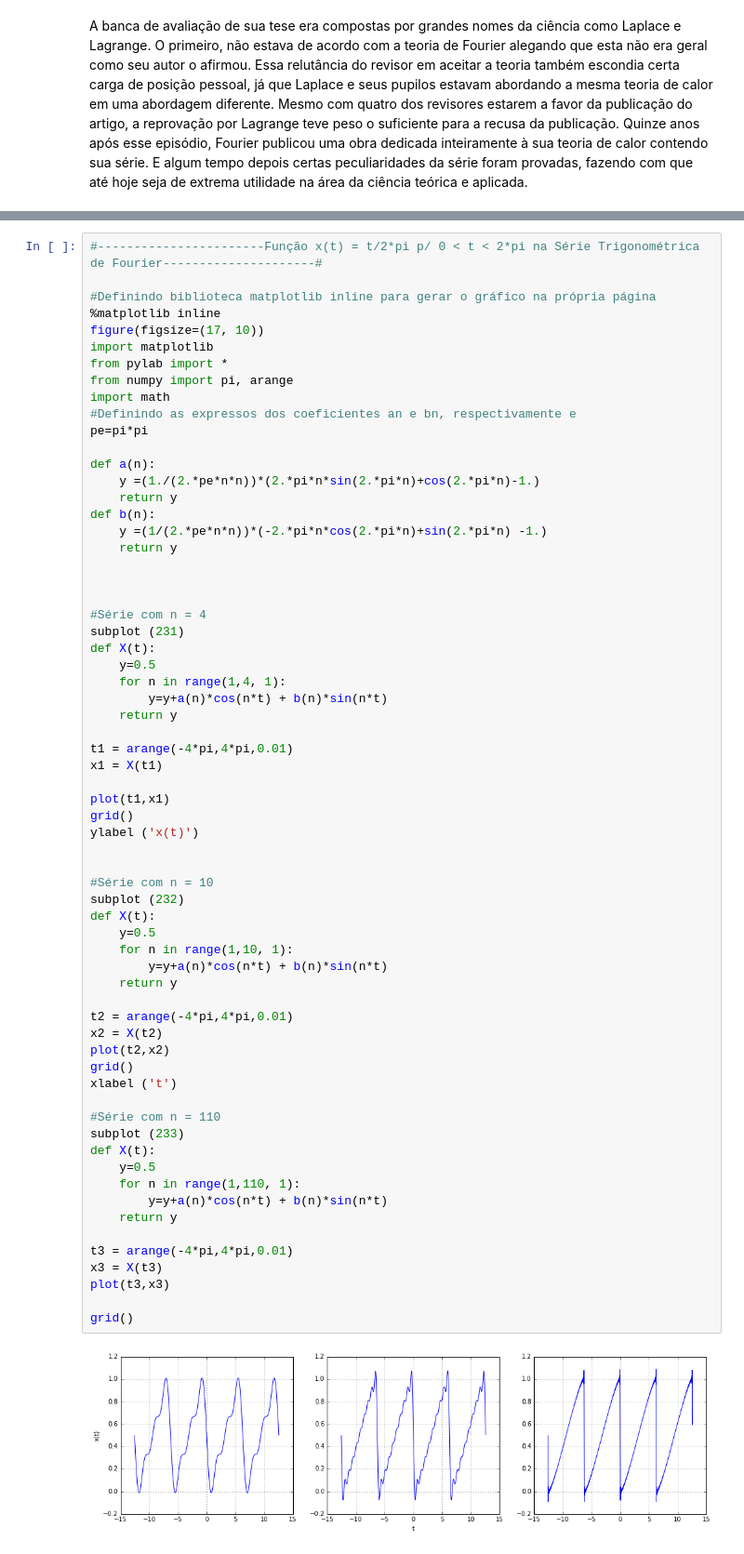
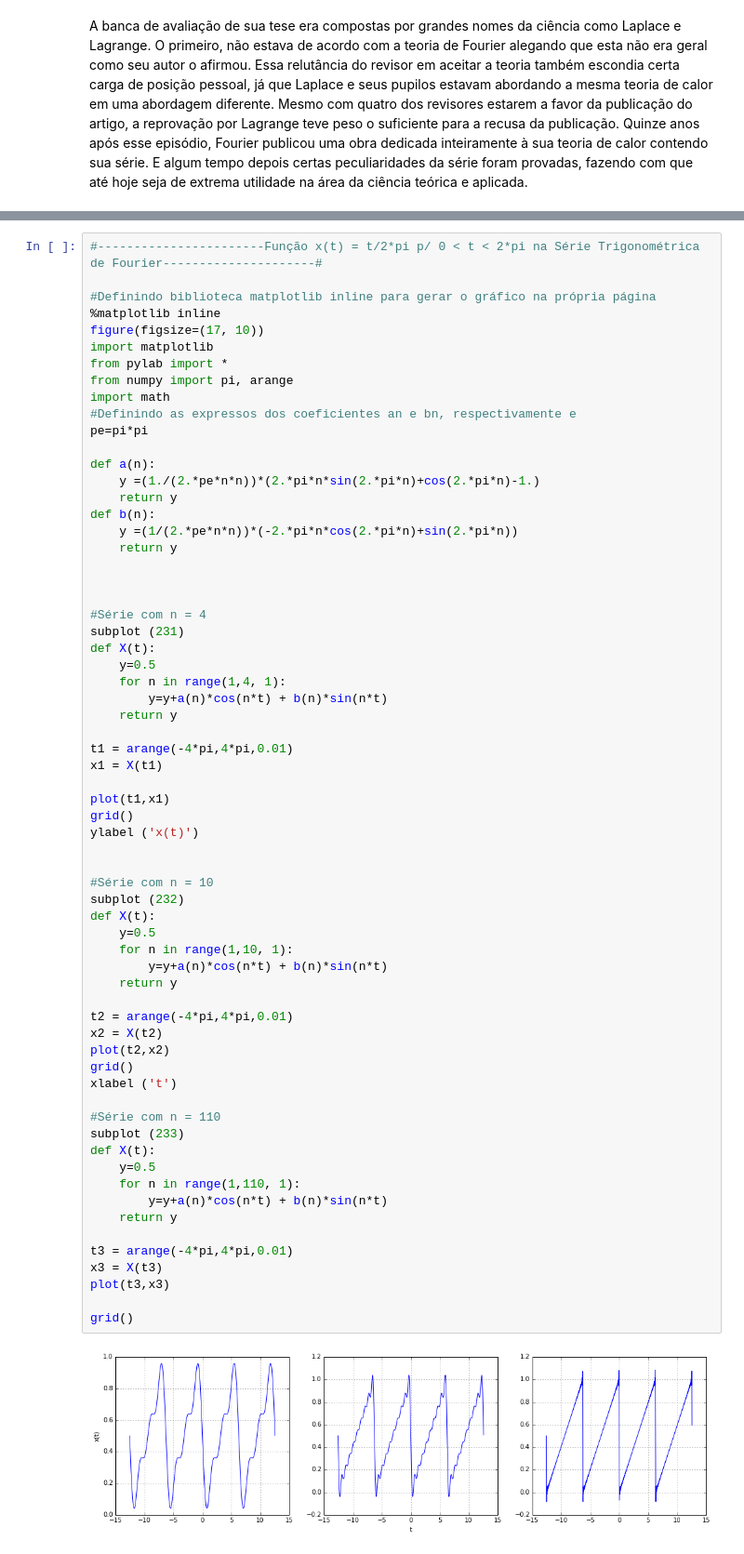
Before and after one commit to gabrielucascp/Serie-de-Fourrier-, a Jupyter notebook: Serie_Trigo_Fourier.ipynb, the cells around one changed output, grey strips where cells are left out. Shown: that part at 93% size. Drawn from its saved outputs; the diff is of its cells as text.

```diff
--- a/Serie_Trigo_Fourier.ipynb
+++ b/Serie_Trigo_Fourier.ipynb
@@ -100,7 +121,7 @@ def a(n):
     y =(1./(2.*pe*n*n))*(2.*pi*n*sin(2.*pi*n)+cos(2.*pi*n)-1.)
     return y
 def b(n):
-    y =(1/(2.*pe*n*n))*(-2.*pi*n*cos(2.*pi*n)+sin(2.*pi*n) -1.)
+    y =(1/(2.*pe*n*n))*(-2.*pi*n*cos(2.*pi*n)+sin(2.*pi*n))
     return y
 
 
@@ -122,31 +143,31 @@ ylabel ('x(t)')
 
 
 #Série com n = 10
 subplot (232)
 def X(t):
     y=0.5
     for n in range(1,10, 1):
         y=y+a(n)*cos(n*t) + b(n)*sin(n*t)
     return y
 
 t2 = arange(-4*pi,4*pi,0.01)
 x2 = X(t2)
 plot(t2,x2)
 grid()
 xlabel ('t')
 
 #Série com n = 110
 subplot (233)
 def X(t):
     y=0.5
     for n in range(1,110, 1):
         y=y+a(n)*cos(n*t) + b(n)*sin(n*t)
     return y
 
 t3 = arange(-4*pi,4*pi,0.01)
 x3 = X(t3)
 plot(t3,x3)
 
 grid()
 # %% [output]
-[figure, old version]
+[figure, new version]
```
Also changed, not shown: parts of 5 cells of this notebook.
